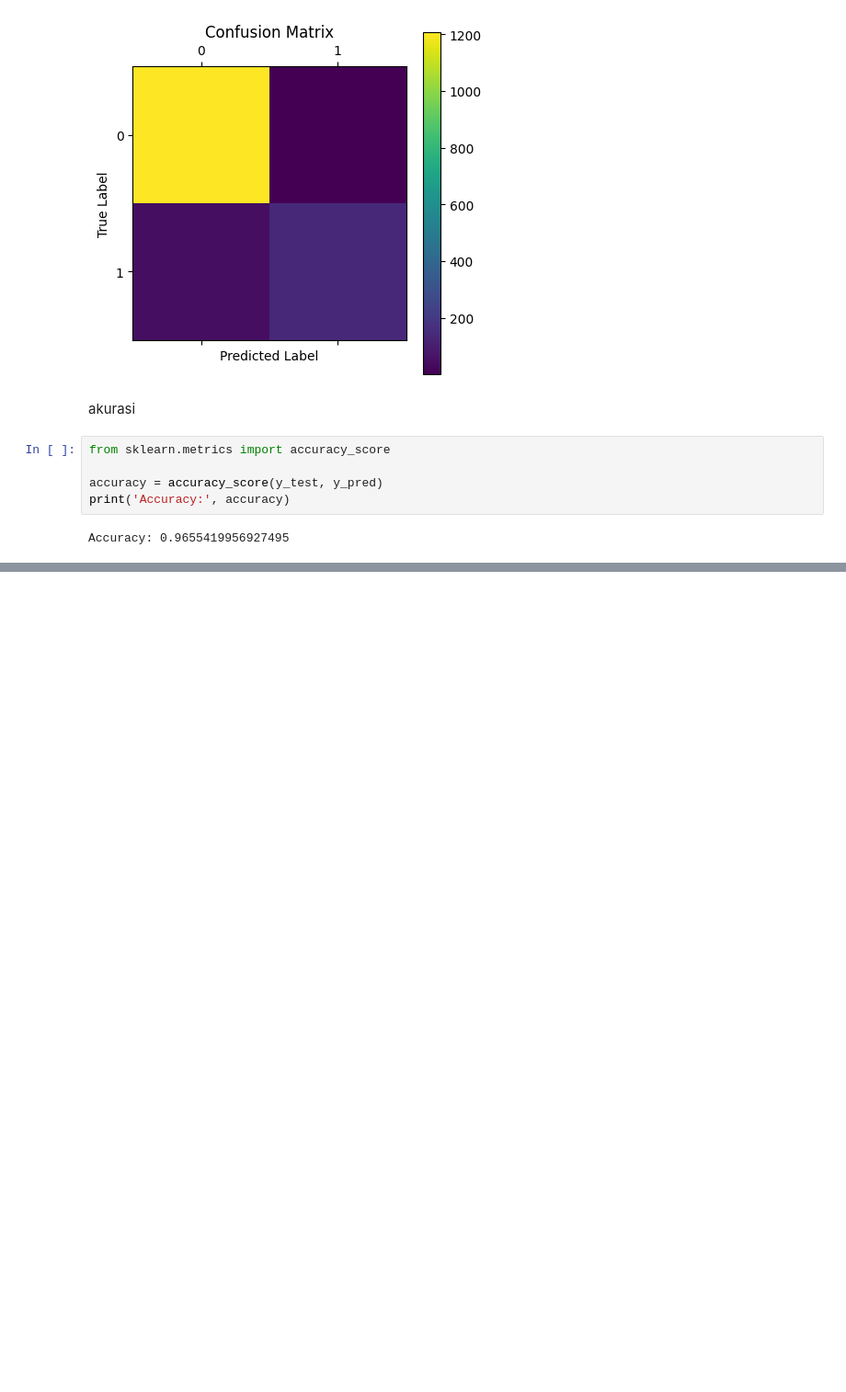
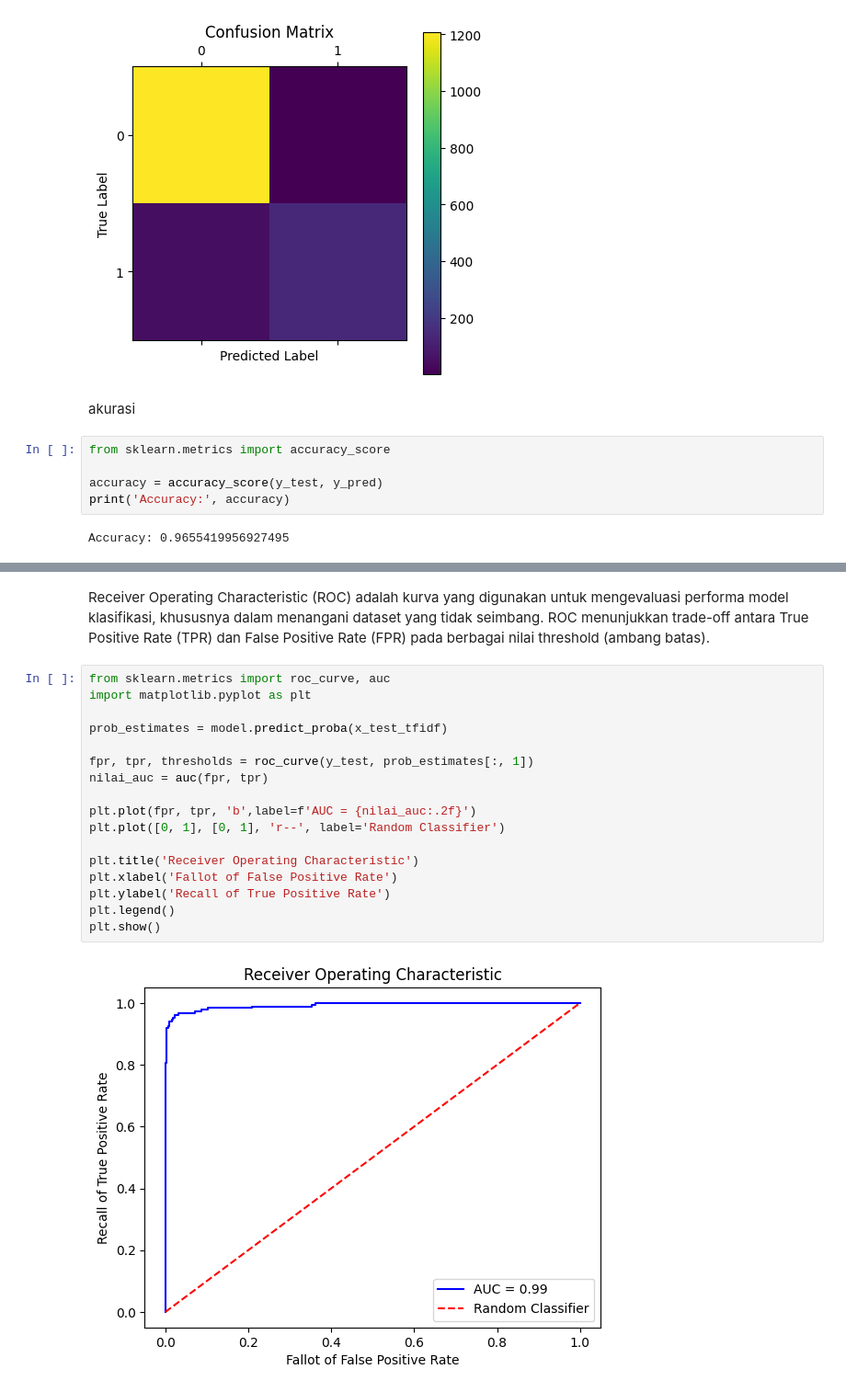
Before and after one commit to ihyaulumuddin044/machineLearning, a Jupyter notebook: Logistic_Regression_pada_Binary_Classification_Task.ipynb, the cells around one changed output, grey strips where cells are left out. Shown at 92% size. Drawn from its saved outputs; the diff is of its cells as text; blank space fills up the shorter version.

```diff
--- a/Logistic_Regression_pada_Binary_Classification_Task.ipynb
+++ b/Logistic_Regression_pada_Binary_Classification_Task.ipynb
@@ -164,0 +187,21 @@ Accuracy: 0.9655419956927495
+# %% [markdown]
+Receiver Operating Characteristic (ROC) adalah kurva yang digunakan untuk mengevaluasi performa model klasifikasi, khususnya dalam menangani dataset yang tidak seimbang. ROC menunjukkan trade-off antara True Positive Rate (TPR) dan False Positive Rate (FPR) pada berbagai nilai threshold (ambang batas).
+# %%
+from sklearn.metrics import roc_curve, auc
+import matplotlib.pyplot as plt
+
+prob_estimates = model.predict_proba(x_test_tfidf)
+
+fpr, tpr, thresholds = roc_curve(y_test, prob_estimates[:, 1])
+nilai_auc = auc(fpr, tpr)
+
+plt.plot(fpr, tpr, 'b',label=f'AUC = {nilai_auc:.2f}')
+plt.plot([0, 1], [0, 1], 'r--', label='Random Classifier')
+
+plt.title('Receiver Operating Characteristic')
+plt.xlabel('Fallot of False Positive Rate')
+plt.ylabel('Recall of True Positive Rate')
+plt.legend()
+plt.show()
+# %% [output]
+[figure, added]
```
Also changed, not shown: parts of 4 cells of this notebook.
